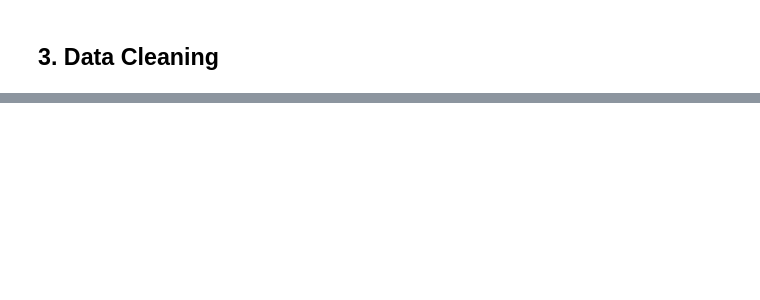
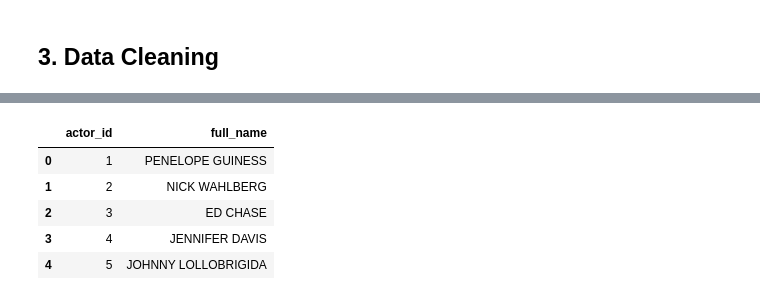
Before and after one commit to IbaiGallego/proyect_SQL_database, a Jupyter notebook: my_code/sql_w3.ipynb, the cells around one changed output, grey strips where cells are left out. Cells and saved outputs as stored; diff of their text form; code cells hidden in the pictures; blank space fills up the shorter version.

```diff
--- a/my_code/sql_w3.ipynb
+++ b/my_code/sql_w3.ipynb
@@ -143,0 +191,14 @@ rental.head()
+# %%
+actor['full_name'] = actor['first_name'] + ' ' + actor['last_name']
+
+del actor['first_name']
+del actor['last_name']
+# %%
+actor.head()
+# %% [output]
+|  | actor_id | full_name |
+| 0 | 1 | PENELOPE GUINESS |
+| 1 | 2 | NICK WAHLBERG |
+| 2 | 3 | ED CHASE |
+| 3 | 4 | JENNIFER DAVIS |
+| 4 | 5 | JOHNNY LOLLOBRIGIDA |
```
Also changed, not shown: parts of 12 cells of this notebook, 1 other file.
